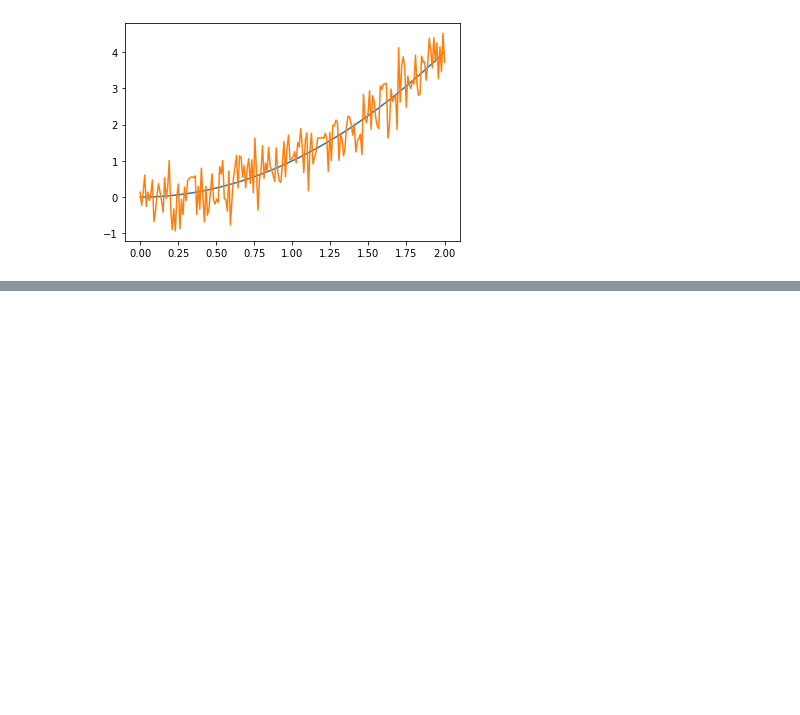
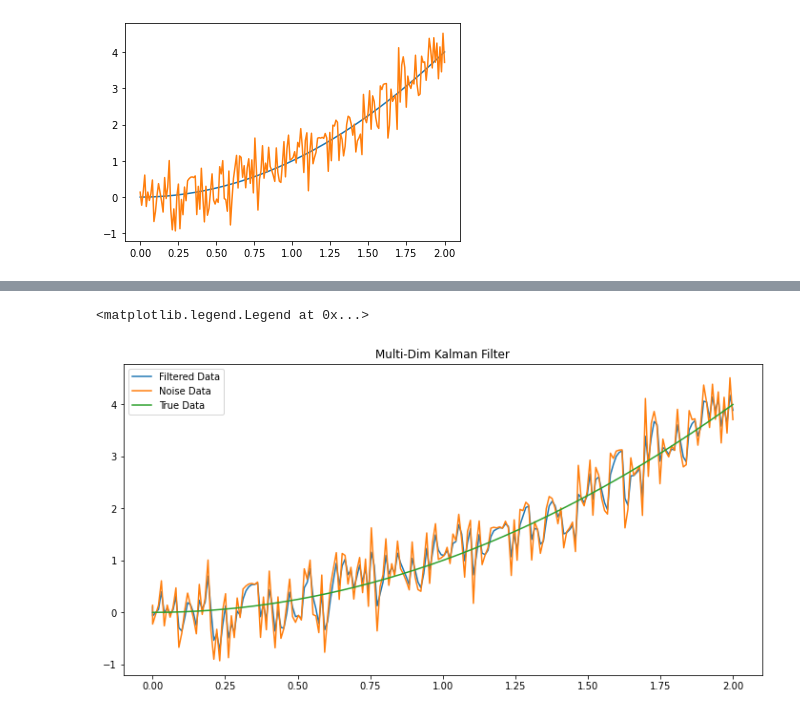
Before and after one commit to A-Big-Tortoise/NRSR_Tutorial, a Jupyter notebook: Notes/Kalman Filter.ipynb, the cells around one changed output, grey strips where cells are left out. Drawn from its saved outputs; the diff is of its cells as text; code cells hidden in the pictures; blank space fills up the shorter version.

```diff
--- a/Notes/Kalman Filter.ipynb
+++ b/Notes/Kalman Filter.ipynb
@@ -82,0 +122,14 @@ plt.legend()
+# %%
+shape = (3, len(t))
+x_minus = np.zeros(shape)
+x_plus = np.zeros(shape)
+# K = np.zeros(t.shape)
+
+P_plus = np.zeros((3, 3, len(t)))
+P_minus = np.zeros((3, 3, len(t)))
+
+initial_x = np.random.normal(0, 0.1 * 2, (3, ))
+x_minus[:, 0] = initial_x
+x_plus[:, 0] = initial_x
+P_plus[..., 0] = np.array([[0.3**2, 0, 0], [0, 0.01**2, 0], [0, 0, 0.001**2]])
+P_minus[..., 0] = np.array([[0.3**2, 0, 0], [0, 0.01**2, 0], [0, 0, 0.001**2]])
@@ -82,0 +163,30 @@ plt.legend()
+# %%
+shape = (3, len(t))
+
+x_plus_all = [] # used to sotre the filtered value
+P_plus_all = [] # used to store the filtered variance
+
+x_plus = np.random.normal(0, 0.1 * 2, (3,))
+P_plus = np.array([[0.3 ** 2, 0, 0], [0, 0.01 ** 2, 0], [0, 0, 0.001 ** 2]])
+x_plus_all.append(x_plus)
+
+for k in range(1, len(t)):
+    x_minus = F @ x_plus
+    P_minus = F @ P_plus @ F.T + sigma_Q
+    K = (P_minus @ H.T) @ np.linalg.inv(H @ P_minus @ H.T + R)
+    # print(K.shape)
+
+    x_plus= x_minus + K @ (y_1[k] - H @ x_minus)
+    P_plus = (np.identity(3) - K @ H) @ P_minus
+    x_plus_all.append(x_plus)
+    P_plus_all.append(P_minus)
+# np.array(x_plus_all).shape
+plt.figure(figsize=(12, 6))
+plt.title('Multi-Dim Kalman Filter')
+plt.plot(t, np.asarray(x_plus_all)[:, 0], label='Filtered Data')
+plt.plot(t, y_1, label='Noise Data')
+plt.plot(t, y, label='True Data')
+plt.legend()
+# %% [output]
+<matplotlib.legend.Legend at 0x...>
+[figure, added]
```
Also changed, not shown: parts of 8 cells of this notebook.
